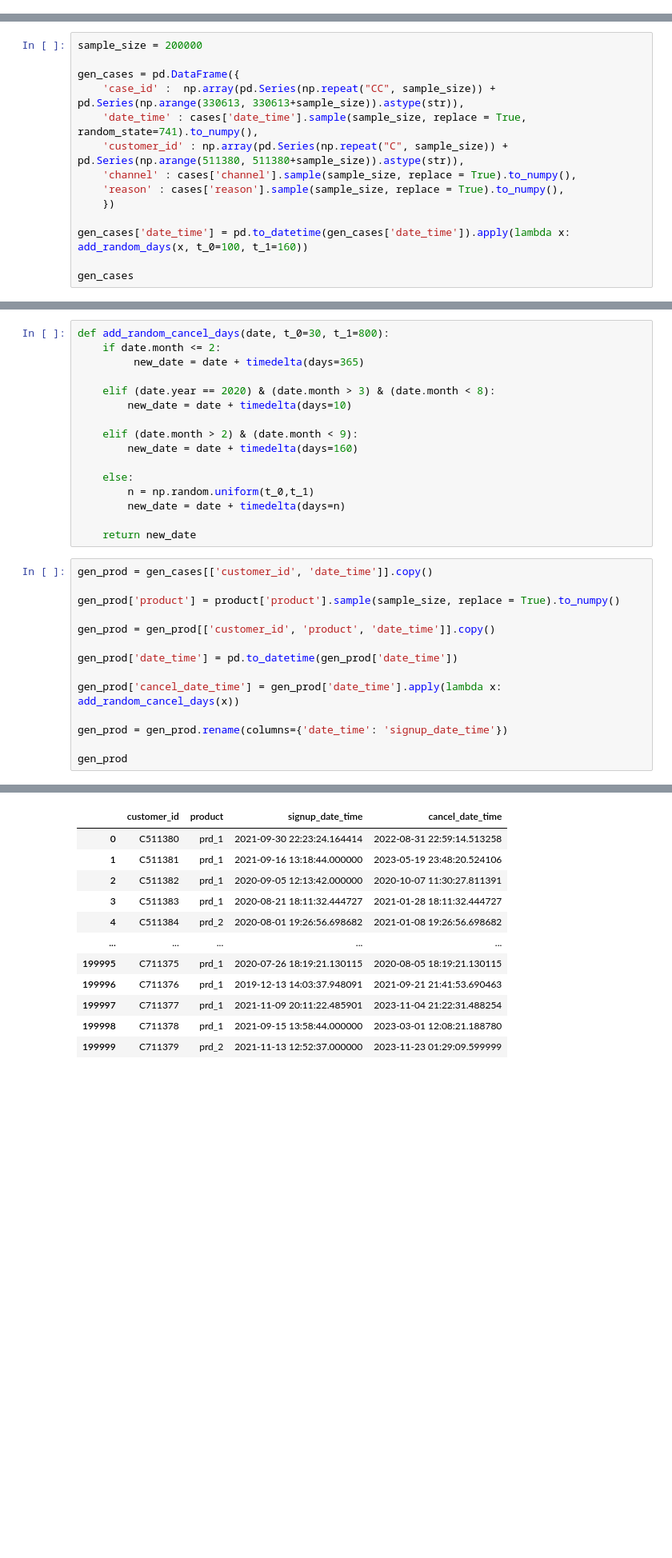
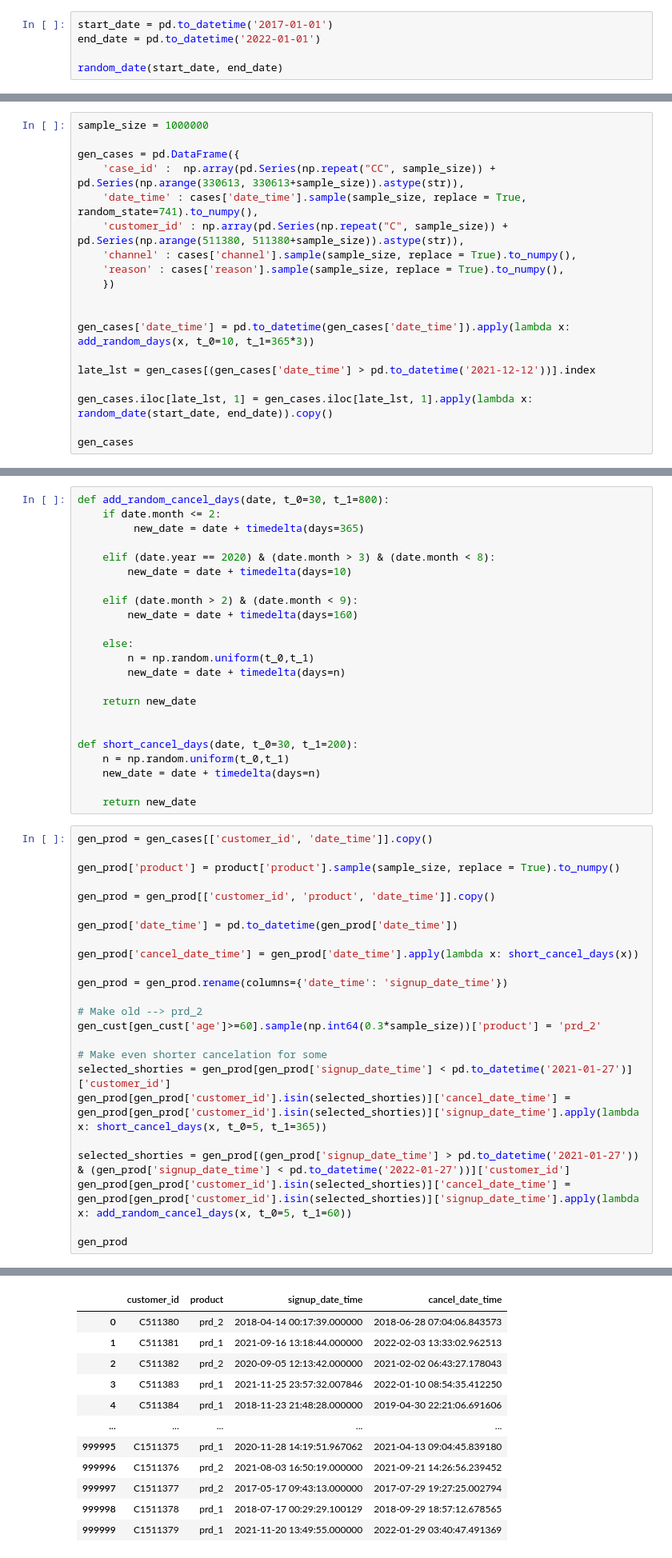
Before and after one commit to MartinBA741/QlikWorld, a Jupyter notebook: gen_data.ipynb, the cells around one changed output, grey strips where cells are left out. Shown at 80% size. Drawn from its saved outputs; the diff is of its cells as text; blank space fills up the shorter version.

```diff
--- a/gen_data.ipynb
+++ b/gen_data.ipynb
@@ -27,0 +41,5 @@ def add_random_days(date, t_0=60, t_1=120):
+# %%
+start_date = pd.to_datetime('2017-01-01')
+end_date = pd.to_datetime('2022-01-01')
+
+random_date(start_date, end_date)
@@ -28,5 +48,5 @@ def add_random_days(date, t_0=60, t_1=120):
 # %%
-sample_size = 200000
+sample_size = 1000000
 
 gen_cases = pd.DataFrame({
     'case_id' :  np.array(pd.Series(np.repeat("CC", sample_size)) + pd.Series(np.arange(330613, 330613+sample_size)).astype(str)),
@@ -36,7 +56,12 @@ gen_cases = pd.DataFrame({
     'reason' : cases['reason'].sample(sample_size, replace = True).to_numpy(),
     })
 
-gen_cases['date_time'] = pd.to_datetime(gen_cases['date_time']).apply(lambda x: add_random_days(x, t_0=100, t_1=160))
+
+gen_cases['date_time'] = pd.to_datetime(gen_cases['date_time']).apply(lambda x: add_random_days(x, t_0=10, t_1=365*3))
+
+late_lst = gen_cases[(gen_cases['date_time'] > pd.to_datetime('2021-12-12'))].index
+
+gen_cases.iloc[late_lst, 1] = gen_cases.iloc[late_lst, 1].apply(lambda x: random_date(start_date, end_date)).copy()
 
 gen_cases
 # %% [output]
@@ -111,6 +126,13 @@ def add_random_cancel_days(date, t_0=30, t_1=800):
         new_date = date + timedelta(days=n)
 
     return new_date
+
+
+def short_cancel_days(date, t_0=30, t_1=200):
+    n = np.random.uniform(t_0,t_1)
+    new_date = date + timedelta(days=n)
+
+    return new_date
 # %%
 gen_prod = gen_cases[['customer_id', 'date_time']].copy()
 
@@ -120,9 +142,19 @@ gen_prod = gen_prod[['customer_id', 'product', 'date_time']].copy()
 
 gen_prod['date_time'] = pd.to_datetime(gen_prod['date_time'])
 
-gen_prod['cancel_date_time'] = gen_prod['date_time'].apply(lambda x: add_random_cancel_days(x))
+gen_prod['cancel_date_time'] = gen_prod['date_time'].apply(lambda x: short_cancel_days(x))
 
 gen_prod = gen_prod.rename(columns={'date_time': 'signup_date_time'})
 
+# Make old --> prd_2
+gen_cust[gen_cust['age']>=60].sample(np.int64(0.3*sample_size))['product'] = 'prd_2'
+
+# Make even shorter cancelation for some
+selected_shorties = gen_prod[gen_prod['signup_date_time'] < pd.to_datetime('2021-01-27')]['customer_id']
+gen_prod[gen_prod['customer_id'].isin(selected_shorties)]['cancel_date_time'] = gen_prod[gen_prod['customer_id'].isin(selected_shorties)]['signup_date_time'].apply(lambda x: short_cancel_days(x, t_0=5, t_1=365))
+
+selected_shorties = gen_prod[(gen_prod['signup_date_time'] > pd.to_datetime('2021-01-27')) & (gen_prod['signup_date_time'] < pd.to_datetime('2022-01-27'))]['customer_id']
+gen_prod[gen_prod['customer_id'].isin(selected_shorties)]['cancel_date_time'] = gen_prod[gen_prod['customer_id'].isin(selected_shorties)]['signup_date_time'].apply(lambda x: add_random_cancel_days(x, t_0=5, t_1=60))
+
 gen_prod
 # %% [output]
@@ -129,12 +171,12 @@ gen_prod
 |  | customer_id | product | signup_date_time | cancel_date_time |
-| 0 | C511380 | prd_1 | 2021-09-30 22:23:24.164414 | 2022-08-31 22:59:14.513258 |
-| 1 | C511381 | prd_1 | 2021-09-16 13:18:44.000000 | 2023-05-19 23:48:20.524106 |
-| 2 | C511382 | prd_1 | 2020-09-05 12:13:42.000000 | 2020-10-07 11:30:27.811391 |
-| 3 | C511383 | prd_1 | 2020-08-21 18:11:32.444727 | 2021-01-28 18:11:32.444727 |
-| 4 | C511384 | prd_2 | 2020-08-01 19:26:56.698682 | 2021-01-08 19:26:56.698682 |
+| 0 | C511380 | prd_2 | 2018-04-14 00:17:39.000000 | 2018-06-28 07:04:06.843573 |
+| 1 | C511381 | prd_1 | 2021-09-16 13:18:44.000000 | 2022-02-03 13:33:02.962513 |
+| 2 | C511382 | prd_2 | 2020-09-05 12:13:42.000000 | 2021-02-02 06:43:27.178043 |
+| 3 | C511383 | prd_1 | 2021-11-25 23:57:32.007846 | 2022-01-10 08:54:35.412250 |
+| 4 | C511384 | prd_1 | 2018-11-23 21:48:28.000000 | 2019-04-30 22:21:06.691606 |
 | ... | ... | ... | ... | ... |
-| 199995 | C711375 | prd_1 | 2020-07-26 18:19:21.130115 | 2020-08-05 18:19:21.130115 |
-| 199996 | C711376 | prd_1 | 2019-12-13 14:03:37.948091 | 2021-09-21 21:41:53.690463 |
-| 199997 | C711377 | prd_1 | 2021-11-09 20:11:22.485901 | 2023-11-04 21:22:31.488254 |
-| 199998 | C711378 | prd_1 | 2021-09-15 13:58:44.000000 | 2023-03-01 12:08:21.188780 |
-| 199999 | C711379 | prd_2 | 2021-11-13 12:52:37.000000 | 2023-11-23 01:29:09.599999 |
+| 999995 | C1511375 | prd_1 | 2020-11-28 14:19:51.967062 | 2021-04-13 09:04:45.839180 |
+| 999996 | C1511376 | prd_2 | 2021-08-03 16:50:19.000000 | 2021-09-21 14:26:56.239452 |
+| 999997 | C1511377 | prd_2 | 2017-05-17 09:43:13.000000 | 2017-07-29 19:27:25.002794 |
+| 999998 | C1511378 | prd_1 | 2018-07-17 00:29:29.100129 | 2018-09-29 18:57:12.678565 |
+| 999999 | C1511379 | prd_1 | 2021-11-20 13:49:55.000000 | 2022-01-29 03:40:47.491369 |
```
Also changed, not shown: parts of 10 cells of this notebook, 2 other files.
